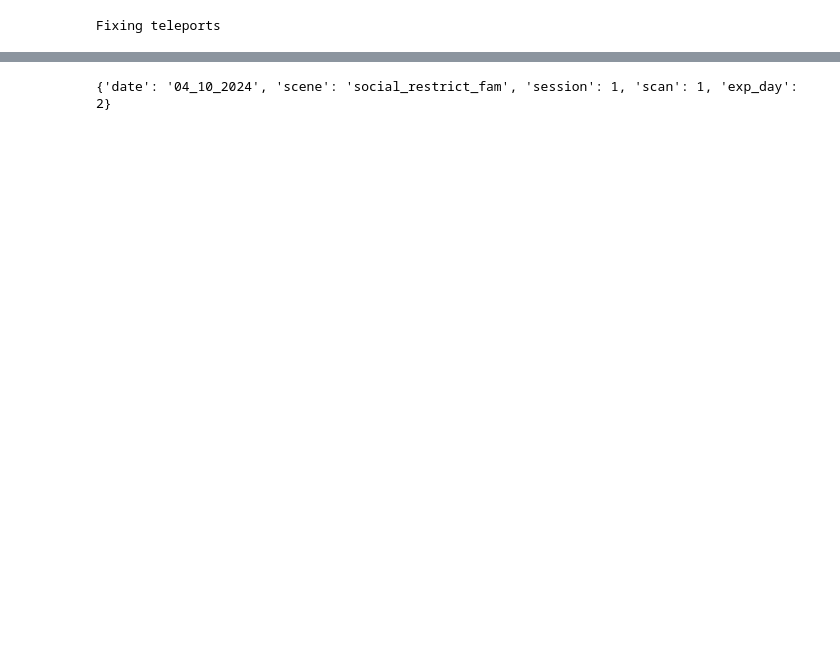
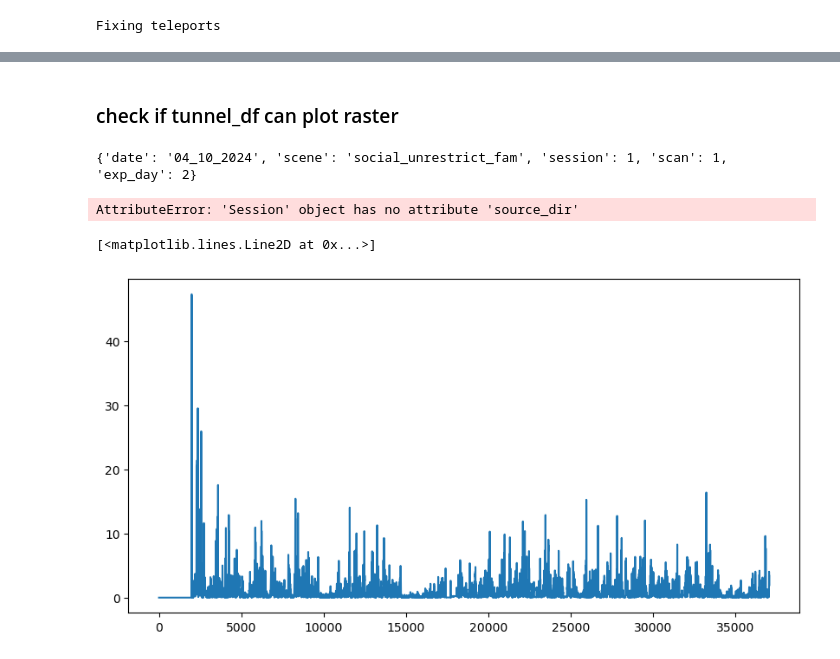
Before and after one commit to ellaksay2/dev, a Jupyter notebook: social_int_notebooks/MakeVRPickles-ES.ipynb, the cells around one changed output, grey strips where cells are left out. Drawn from its saved outputs; the diff is of its cells as text; code cells hidden in the pictures; blank space fills up the shorter version.

```diff
--- a/social_int_notebooks/MakeVRPickles-ES.ipynb
+++ b/social_int_notebooks/MakeVRPickles-ES.ipynb
@@ -457,7 +130,19 @@ for node, index in nodes.items():
+# %% [markdown]
+### check if tunnel_df can plot raster
 # %%
-sess = SI.utilities_ES.load_vr_day(mouse,4)
+sess = SI.utilities_ES.load_vr_day(mouse,6)
 # %% [output]
-{'date': '04_10_2024', 'scene': 'social_restrict_fam', 'session': 1, 'scan': 1, 'exp_day': 2}
+{'date': '04_10_2024', 'scene': 'social_unrestrict_fam', 'session': 1, 'scan': 1, 'exp_day': 2}
+# %%
+sess.source_dir
+# %% [output]
+AttributeError: 'Session' object has no attribute 'source_dir'
+# %%
+plt.figure(figsize=(10,5))
+plt.plot(sess.tunnel_df['head_velocity'])
+# %% [output]
+[<matplotlib.lines.Line2D at 0x...>]
+[figure, added]
 # %%
 # Initialize an empty list to store frame indices for each trial
 filtered_frames = []
```
Also changed, not shown: parts of 33 cells of this notebook, 7 other files.
